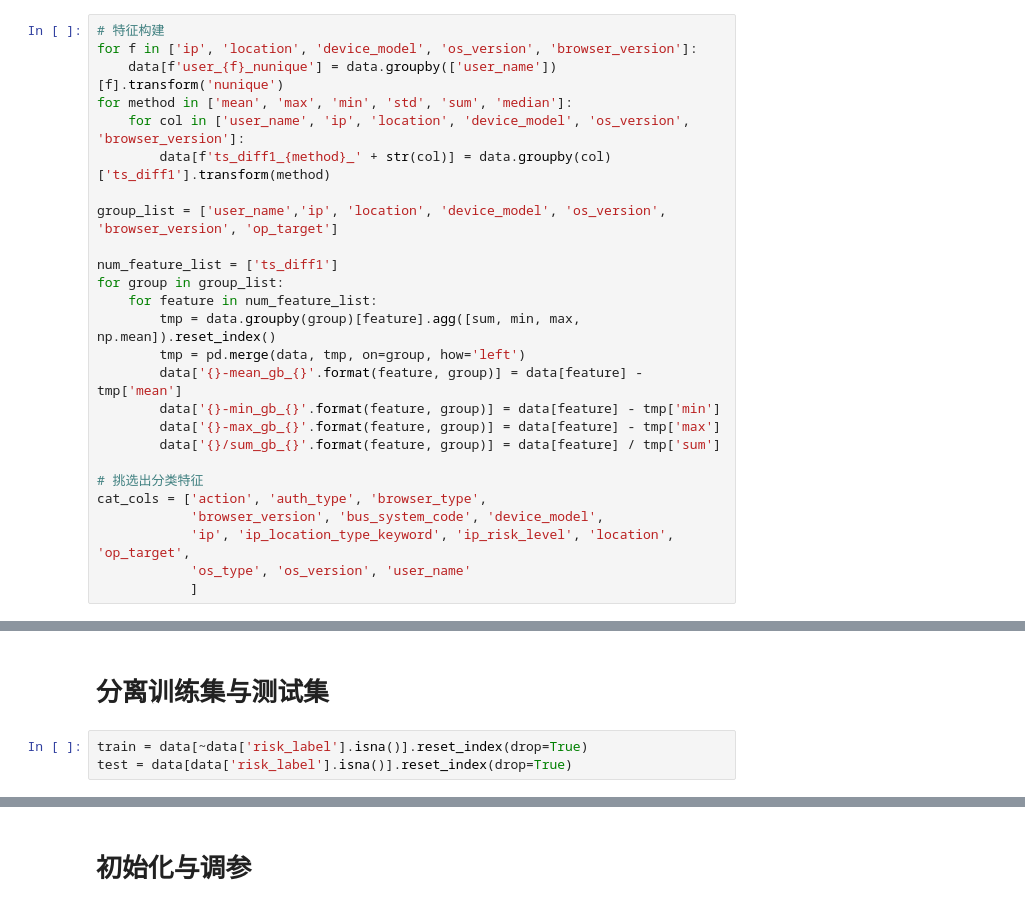
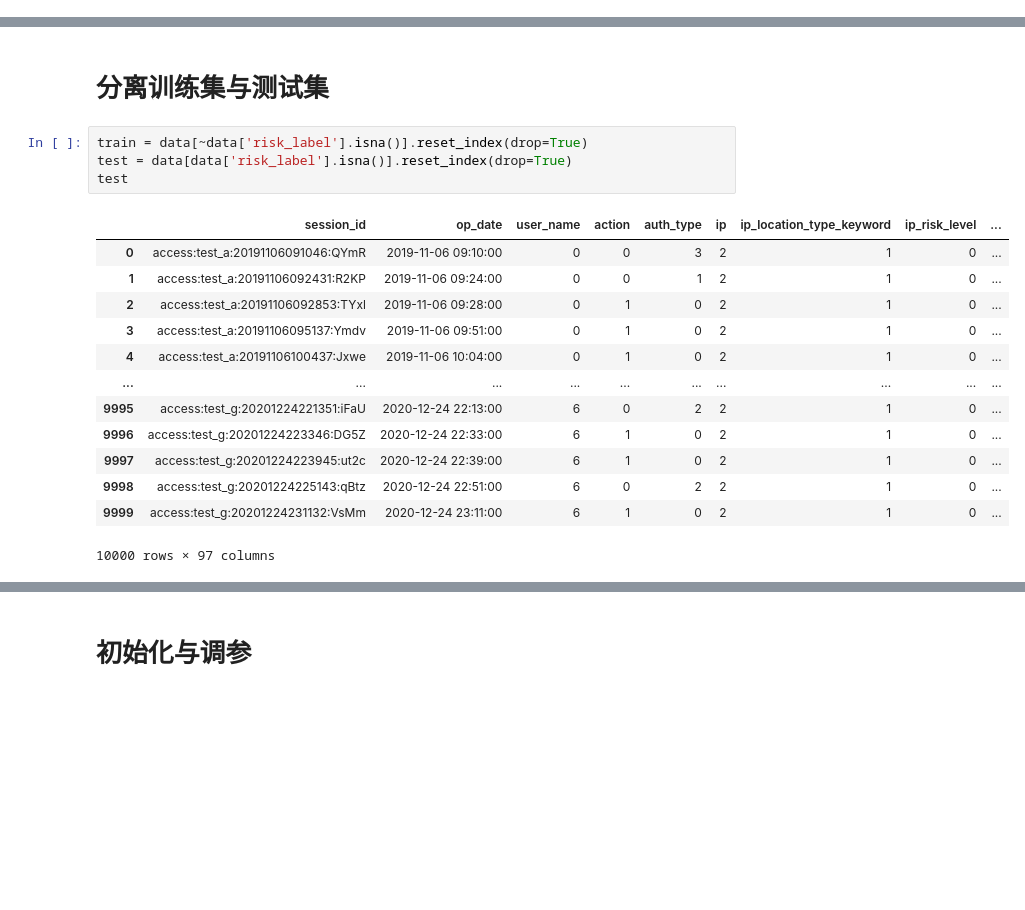
Before and after one commit to wgqcreeper/MachineLearningHomework, a Jupyter notebook: lgb_laofei.ipynb, the cells around one changed output, grey strips where cells are left out. Drawn from its saved outputs; the diff is of its cells as text; blank space fills up the shorter version.

```diff
--- a/lgb_laofei.ipynb
+++ b/lgb_laofei.ipynb
@@ -87,28 +172,2 @@ dtype('float64')
 # %% [markdown]
 # 构建特征
-# %%
-# 特征构建
-for f in ['ip', 'location', 'device_model', 'os_version', 'browser_version']:
-    data[f'user_{f}_nunique'] = data.groupby(['user_name'])[f].transform('nunique')
-for method in ['mean', 'max', 'min', 'std', 'sum', 'median']:
-    for col in ['user_name', 'ip', 'location', 'device_model', 'os_version', 'browser_version']:
-        data[f'ts_diff1_{method}_' + str(col)] = data.groupby(col)['ts_diff1'].transform(method)
-
-group_list = ['user_name','ip', 'location', 'device_model', 'os_version', 'browser_version', 'op_target']
-
-num_feature_list = ['ts_diff1']
-for group in group_list:
-    for feature in num_feature_list:
-        tmp = data.groupby(group)[feature].agg([sum, min, max, np.mean]).reset_index()
-        tmp = pd.merge(data, tmp, on=group, how='left')
-        data['{}-mean_gb_{}'.format(feature, group)] = data[feature] - tmp['mean']
-        data['{}-min_gb_{}'.format(feature, group)] = data[feature] - tmp['min']
-        data['{}-max_gb_{}'.format(feature, group)] = data[feature] - tmp['max']
-        data['{}/sum_gb_{}'.format(feature, group)] = data[feature] / tmp['sum']
-
-# 挑选出分类特征
-cat_cols = ['action', 'auth_type', 'browser_type',
-            'browser_version', 'bus_system_code', 'device_model',
-            'ip', 'ip_location_type_keyword', 'ip_risk_level', 'location', 'op_target',
-            'os_type', 'os_version', 'user_name'
-            ]
@@ -125,3 +219,18 @@ plt.show()
 # %%
 train = data[~data['risk_label'].isna()].reset_index(drop=True)
 test = data[data['risk_label'].isna()].reset_index(drop=True)
+test
+# %% [output]
+|  | session_id | op_date | user_name | action | auth_type | ip | ip_location_type_keyword | ip_risk_level | ... |
+| 0 | access:test_a:20191106091046:QYmR | 2019-11-06 09:10:00 | 0 | 0 | 3 | 2 | 1 | 0 | ... |
+| 1 | access:test_a:20191106092431:R2KP | 2019-11-06 09:24:00 | 0 | 0 | 1 | 2 | 1 | 0 | ... |
+| 2 | access:test_a:20191106092853:TYxl | 2019-11-06 09:28:00 | 0 | 1 | 0 | 2 | 1 | 0 | ... |
+| 3 | access:test_a:20191106095137:Ymdv | 2019-11-06 09:51:00 | 0 | 1 | 0 | 2 | 1 | 0 | ... |
+| 4 | access:test_a:20191106100437:Jxwe | 2019-11-06 10:04:00 | 0 | 1 | 0 | 2 | 1 | 0 | ... |
+| ... | ... | ... | ... | ... | ... | ... | ... | ... | ... |
+| 9995 | access:test_g:20201224221351:iFaU | 2020-12-24 22:13:00 | 6 | 0 | 2 | 2 | 1 | 0 | ... |
+| 9996 | access:test_g:20201224223346:DG5Z | 2020-12-24 22:33:00 | 6 | 1 | 0 | 2 | 1 | 0 | ... |
+| 9997 | access:test_g:20201224223945:ut2c | 2020-12-24 22:39:00 | 6 | 1 | 0 | 2 | 1 | 0 | ... |
+| 9998 | access:test_g:20201224225143:qBtz | 2020-12-24 22:51:00 | 6 | 0 | 2 | 2 | 1 | 0 | ... |
+| 9999 | access:test_g:20201224231132:VsMm | 2020-12-24 23:11:00 | 6 | 1 | 0 | 2 | 1 | 0 | ... |
+10000 rows × 97 columns
```
Also changed, not shown: parts of 21 cells of this notebook, 9 other files.
